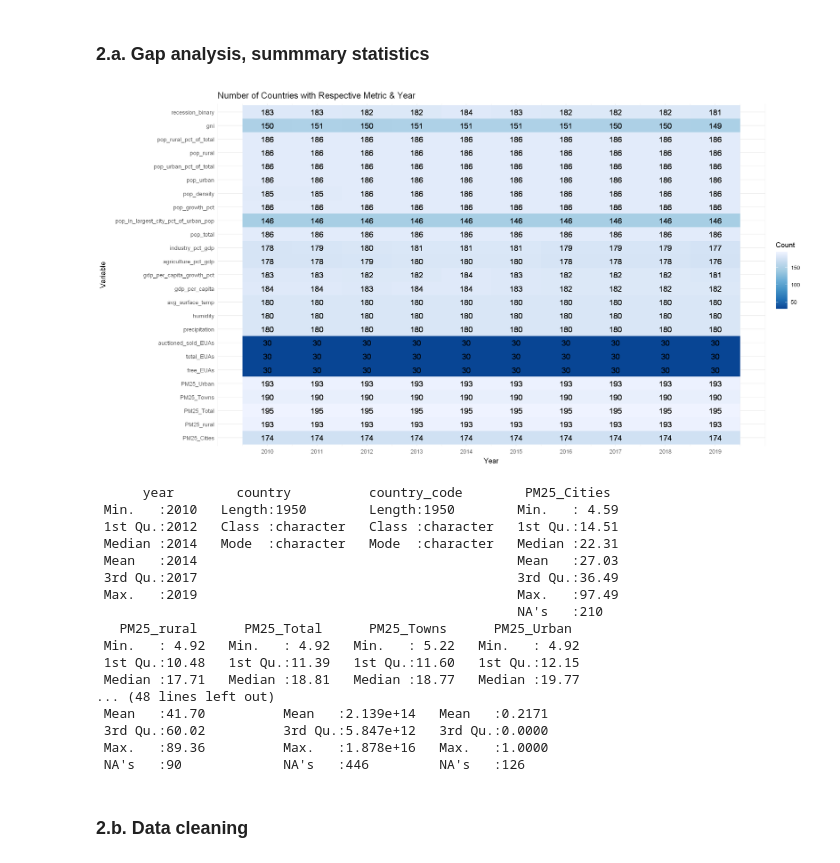
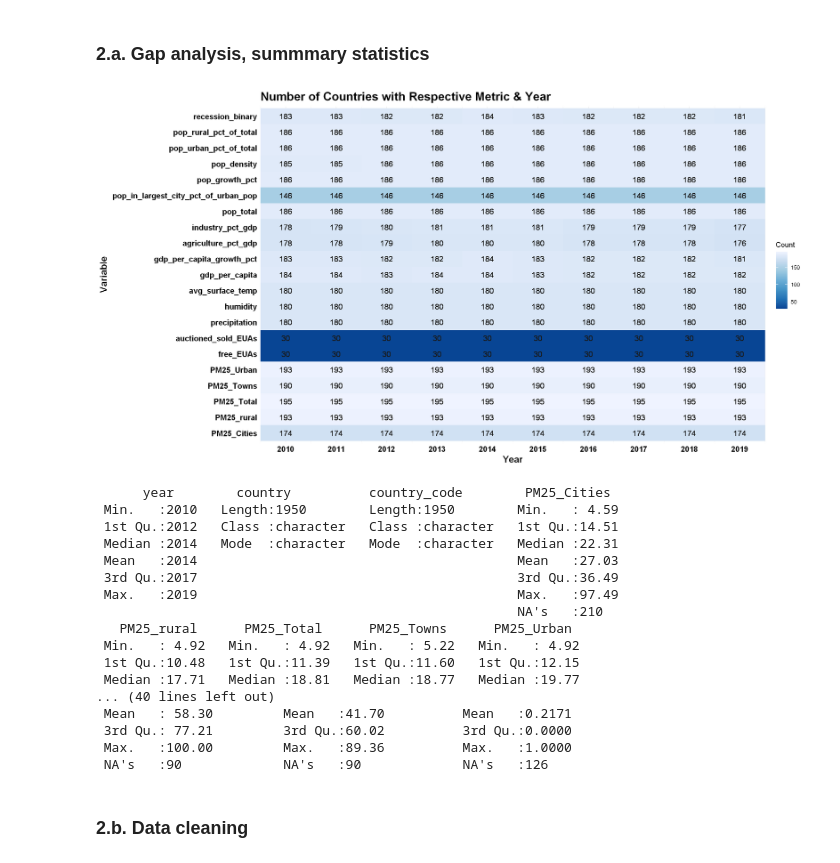
Before and after one commit to huseyinpolat-ds/UW_WNE_DSBA_Master_Thesis_437969, a Jupyter notebook: Thesis_EDA.ipynb, the cells around one changed output. Drawn from its saved outputs; the diff is of its cells as text; code cells hidden in the pictures.

```diff
--- a/Thesis_EDA.ipynb
+++ b/Thesis_EDA.ipynb
@@ -418,35 +418,45 @@ A data.frame: 6 × 28
 # %% [markdown]
 ### 2.a. Gap analysis, summmary statistics
 # %%
+# Drop unnecassary indicators
+# For now I decided to drop the rural and urban population counts, since we are already employing the total population count.
+# Instead I am employing rural and urban population as a share of total population in percentages.
+# Instead of GNI, we are employing GDP per capita
+all_indicators <- all_indicators %>% select(-c(gni,pop_rural,pop_urban,total_EUAs))
 
 # Calculate the number of non-NA values for each column
 non_na_counts <- all_indicators %>%
   select(-c(country,country_code)) %>%
   group_by(year) %>%
   mutate(across(everything(), ~sum(!is.na(.))))
 
 # Reshape the data for plotting while retaining column order
 non_na_counts_long <- non_na_counts %>%
   pivot_longer(cols = -year, names_to = "variable", values_to = "count") %>%
   mutate(variable = factor(variable, levels = colnames(non_na_counts)[-1]))  # Exclude the "year" column from levels
 non_na_counts_long$variable <- factor(non_na_counts_long$variable, levels =
   names(all_indicators)[!names(all_indicators) %in% c("year", "country", "country_code")])
 
 # Create the heatmap
 heatmap_plot <- ggplot(data = non_na_counts_long, aes(x = year, y = variable, fill = count)) +
   geom_tile() +
   scale_fill_distiller() +  # Choose color palette
-  geom_text(aes(label = ifelse(is.na(count), "", count)), size = 4, color = "black") +  # Add text labels with small font
-  scale_x_continuous(breaks = seq(min(non_na_counts$year), max(non_na_counts$year), by = 1)) +  # Display integer values on X-axis
+  geom_text(aes(label = ifelse(is.na(count), "", count)), size = 4, color = "gray10") +  # Add text labels with small font
+  scale_x_continuous(breaks = seq(min(non_na_counts$year), max(non_na_counts$year), by = 1), expand = c(0, 0)) +  # Display integer values on X-axis
   labs(title = "Number of Countries with Respective Metric & Year",
        x = "Year",
        y = "Variable",
        fill = "Count") +
-  theme_minimal()
+  theme_minimal() +
+  theme(axis.text.x = element_text(size = 12, color = "black", face = "bold"),
+        axis.text.y = element_text(size = 12, color = "black", face = "bold"),
+        axis.title = element_text(size = 14, color = "black", face = "bold"),
+        plot.title = element_text(size = 18, color = "black", face = "bold"))
+
 # Display the heatmap
 print(heatmap_plot)
 # %% [output]
-[figure, old version]
+[figure, new version]
 # %%
 # Check column summaries
 summary(all_indicators)
@@ -463,11 +473,11 @@ summary(all_indicators)
  Min.   : 4.92   Min.   : 4.92   Min.   : 5.22   Min.   : 4.92
  1st Qu.:10.48   1st Qu.:11.39   1st Qu.:11.60   1st Qu.:12.15
  Median :17.71   Median :18.81   Median :18.77   Median :19.77
-... (48 lines left out)
- Mean   :41.70          Mean   :2.139e+14   Mean   :0.2171
- 3rd Qu.:60.02          3rd Qu.:5.847e+12   3rd Qu.:0.0000
- Max.   :89.36          Max.   :1.878e+16   Max.   :1.0000
- NA's   :90             NA's   :446         NA's   :126
+... (40 lines left out)
+ Mean   : 58.30         Mean   :41.70          Mean   :0.2171
+ 3rd Qu.: 77.21         3rd Qu.:60.02          3rd Qu.:0.0000
+ Max.   :100.00         Max.   :89.36          Max.   :1.0000
+ NA's   :90             NA's   :90             NA's   :126
 # %% [markdown]
 ### 2.b. Data cleaning
 # %%
```
Also changed, not shown: parts of 2 cells of this notebook.
